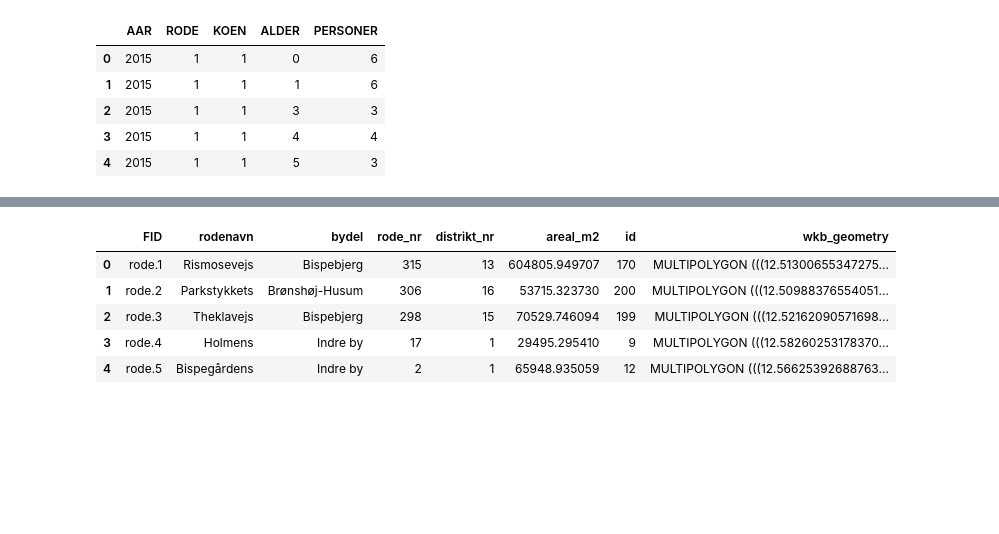
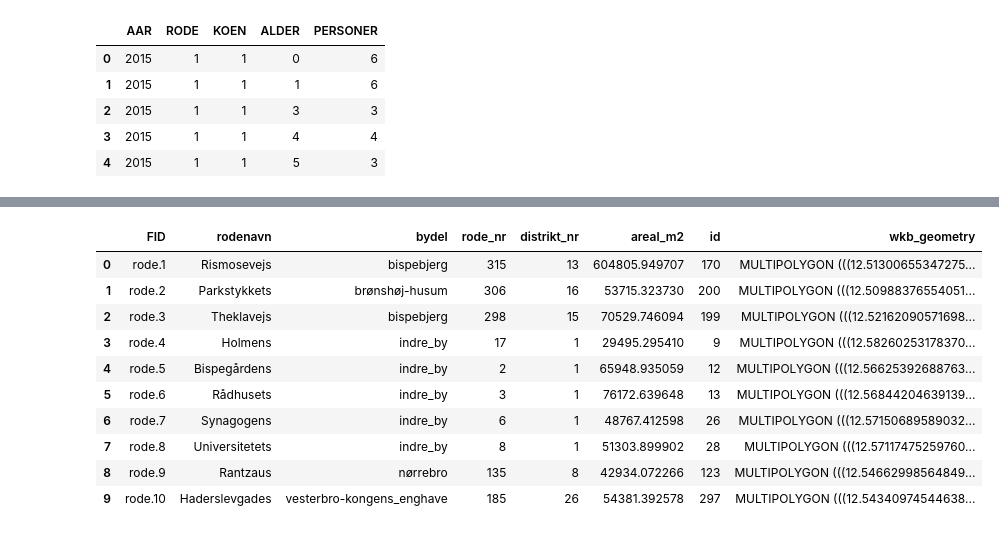
Before and after one commit to ahmetbaglan/copenhagen, a Jupyter notebook: Merge Data.ipynb, the cells around one changed output, grey strips where cells are left out. Saved outputs shown, nothing was run; the diff lists cells and outputs as text; code cells hidden in the pictures; blank space fills up the shorter version.

```diff
--- a/Merge Data.ipynb
+++ b/Merge Data.ipynb
@@ -35,10 +40,16 @@ income.head()
 # %%
 rode_index = pd.read_csv('rode.csv')
-rode_index.head()
+rode_index['bydel'] = rode_index['bydel'].apply(lambda x: x.decode('utf-8').lower().replace(' ', '_'))
+rode_index.head(10)
 # %% [output]
 |  | FID | rodenavn | bydel | rode_nr | distrikt_nr | areal_m2 | id | wkb_geometry |
-| 0 | rode.1 | Rismosevejs | Bispebjerg | 315 | 13 | 604805.949707 | 170 | MULTIPOLYGON (((12.51300655347275... |
-| 1 | rode.2 | Parkstykkets | Brønshøj-Husum | 306 | 16 | 53715.323730 | 200 | MULTIPOLYGON (((12.50988376554051... |
-| 2 | rode.3 | Theklavejs | Bispebjerg | 298 | 15 | 70529.746094 | 199 | MULTIPOLYGON (((12.52162090571698... |
-| 3 | rode.4 | Holmens | Indre by | 17 | 1 | 29495.295410 | 9 | MULTIPOLYGON (((12.58260253178370... |
-| 4 | rode.5 | Bispegårdens | Indre by | 2 | 1 | 65948.935059 | 12 | MULTIPOLYGON (((12.56625392688763... |
+| 0 | rode.1 | Rismosevejs | bispebjerg | 315 | 13 | 604805.949707 | 170 | MULTIPOLYGON (((12.51300655347275... |
+| 1 | rode.2 | Parkstykkets | brønshøj-husum | 306 | 16 | 53715.323730 | 200 | MULTIPOLYGON (((12.50988376554051... |
+| 2 | rode.3 | Theklavejs | bispebjerg | 298 | 15 | 70529.746094 | 199 | MULTIPOLYGON (((12.52162090571698... |
+| 3 | rode.4 | Holmens | indre_by | 17 | 1 | 29495.295410 | 9 | MULTIPOLYGON (((12.58260253178370... |
+| 4 | rode.5 | Bispegårdens | indre_by | 2 | 1 | 65948.935059 | 12 | MULTIPOLYGON (((12.56625392688763... |
+| 5 | rode.6 | Rådhusets | indre_by | 3 | 1 | 76172.639648 | 13 | MULTIPOLYGON (((12.56844204639139... |
+| 6 | rode.7 | Synagogens | indre_by | 6 | 1 | 48767.412598 | 26 | MULTIPOLYGON (((12.57150689589032... |
+| 7 | rode.8 | Universitetets | indre_by | 8 | 1 | 51303.899902 | 28 | MULTIPOLYGON (((12.57117475259760... |
+| 8 | rode.9 | Rantzaus | nørrebro | 135 | 8 | 42934.072266 | 123 | MULTIPOLYGON (((12.54662998564849... |
+| 9 | rode.10 | Haderslevgades | vesterbro-kongens_enghave | 185 | 26 | 54381.392578 | 297 | MULTIPOLYGON (((12.54340974544638... |
```
Also changed, not shown: parts of 10 cells of this notebook, 1 other file.
